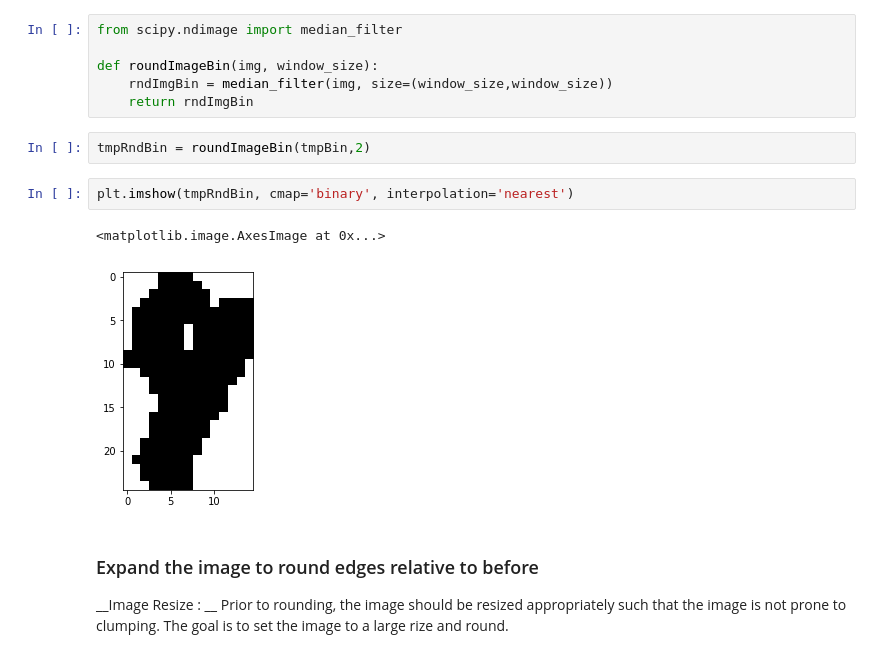
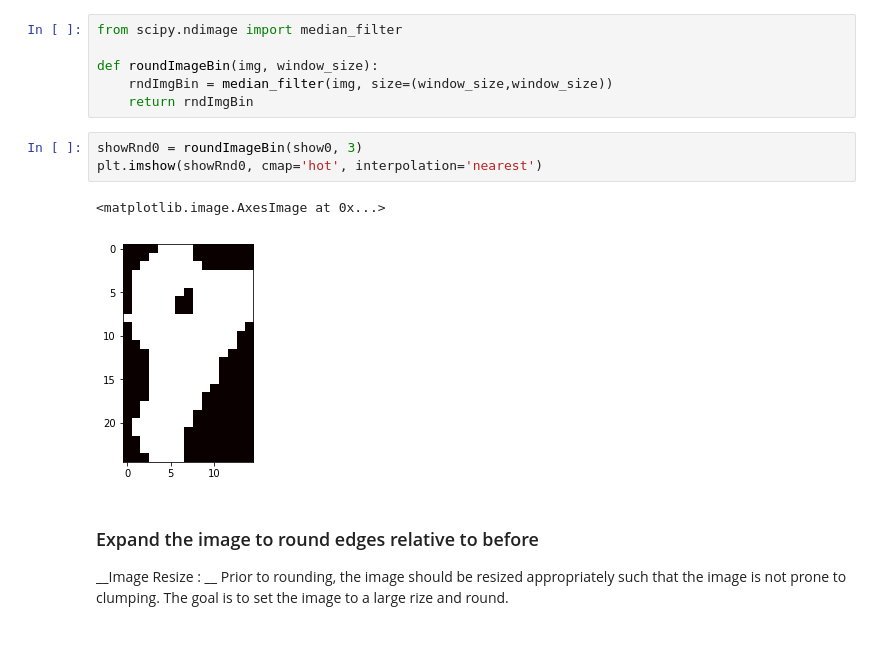
Before and after one commit to Angus-McLean/COMP551-Competition, a Jupyter notebook: 0_DataPreprocessing.ipynb, the cells around one changed output. Saved outputs shown, nothing was run; the diff lists cells and outputs as text.

```diff
--- a/0_DataPreprocessing.ipynb
+++ b/0_DataPreprocessing.ipynb
@@ -116,13 +111,12 @@ from scipy.ndimage import median_filter
 def roundImageBin(img, window_size):
     rndImgBin = median_filter(img, size=(window_size,window_size))
     return rndImgBin
-# %%
-tmpRndBin = roundImageBin(tmpBin,2)
-# %%
-plt.imshow(tmpRndBin, cmap='binary', interpolation='nearest')
-# %% [output]
-<matplotlib.image.AxesImage at 0x...>
-[figure, removed]
+# %%
+showRnd0 = roundImageBin(show0, 3)
+plt.imshow(showRnd0, cmap='hot', interpolation='nearest')
+# %% [output]
+<matplotlib.image.AxesImage at 0x...>
+[figure, added]
 # %% [markdown]
 ### Expand the image to round edges relative to before
 
```
Also changed, not shown: parts of 15 cells of this notebook.
